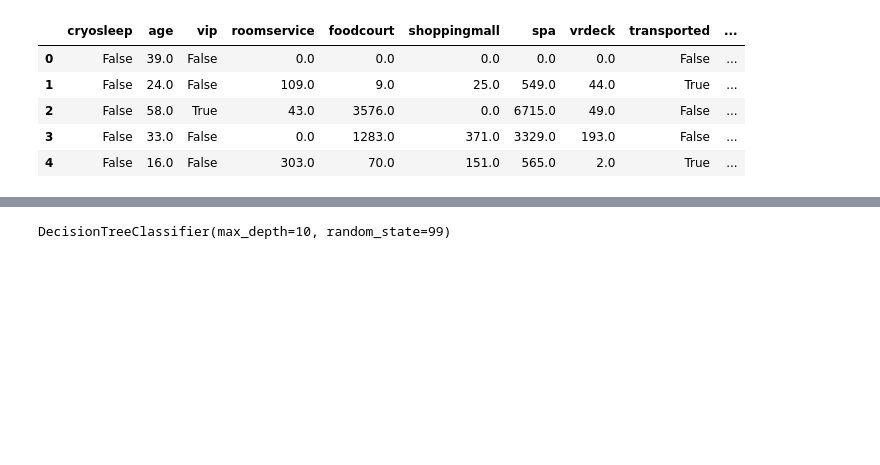
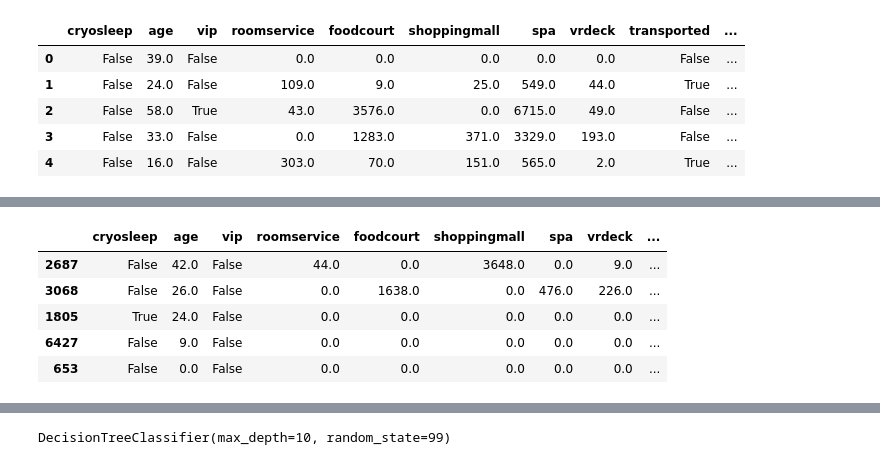
Before and after one commit to Bartholomew-Taylor/classification-exercises, a Jupyter notebook: decision_tree_lesson.ipynb, the cells around one changed output, grey strips where cells are left out. Saved outputs shown, nothing was run; the diff lists cells and outputs as text; code cells hidden in the pictures; blank space fills up the shorter version.

```diff
--- a/decision_tree_lesson.ipynb
+++ b/decision_tree_lesson.ipynb
@@ -134,4 +135,14 @@ y_val = val['transported']
 
 x_test = test.drop(columns = ['transported'])
 y_test = test['transported']
+# %%
+x_train.shape
+x_train.head()
+# %% [output]
+|  | cryosleep | age | vip | roomservice | foodcourt | shoppingmall | spa | vrdeck | ... |
+| 2687 | False | 42.0 | False | 44.0 | 0.0 | 3648.0 | 0.0 | 9.0 | ... |
+| 3068 | False | 26.0 | False | 0.0 | 1638.0 | 0.0 | 476.0 | 226.0 | ... |
+| 1805 | True | 24.0 | False | 0.0 | 0.0 | 0.0 | 0.0 | 0.0 | ... |
+| 6427 | False | 9.0 | False | 0.0 | 0.0 | 0.0 | 0.0 | 0.0 | ... |
+| 653 | False | 0.0 | False | 0.0 | 0.0 | 0.0 | 0.0 | 0.0 | ... |
 # %%
```
Also changed, not shown: parts of 39 cells of this notebook, 6 other files.
